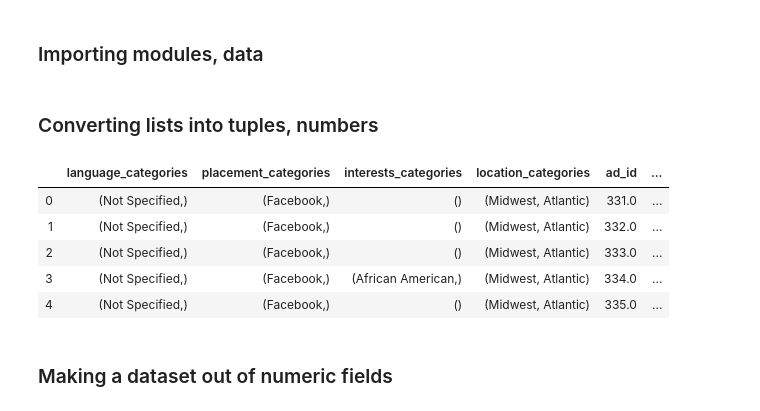
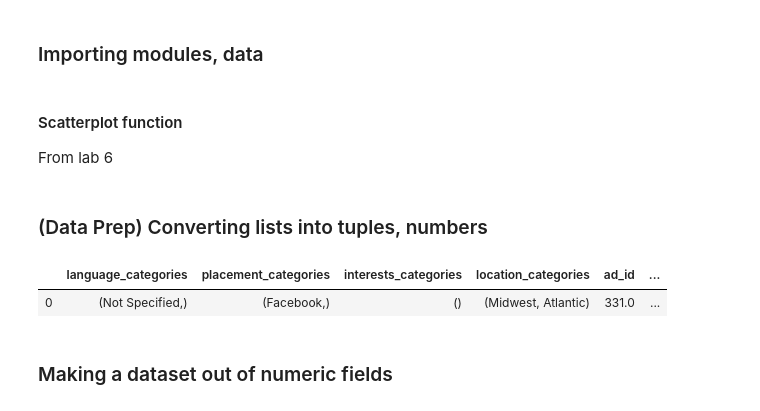
Before and after one commit to NiallDillane/cs4055-DataMining, a Jupyter notebook: project/Russian Ads Analysis - Clustering.ipynb, the cells around one changed output. Saved outputs shown, nothing was run; the diff lists cells and outputs as text; code cells hidden in the pictures.

```diff
--- a/project/Russian Ads Analysis - Clustering.ipynb
+++ b/project/Russian Ads Analysis - Clustering.ipynb
@@ -80,2 +16,5 @@ from sklearn import preprocessing #needed for scaling attributes to the nterval
 
 pd.set_option('display.max_columns', None)
+# %% [markdown]
+#### Scatterplot function
+From lab 6
@@ -82,29 +47,25 @@ pd.set_option('display.max_columns', None)
 # %%
 dfCluster = pd.read_json("./russian_ads.json")
 # %% [markdown]
-### Converting lists into tuples, numbers
+### (Data Prep) Converting lists into tuples, numbers
 # %%
 listCols = ['language_categories', 'placement_categories', 'interests_categories', 'location_categories']
 dateCols = ['month', 'year']
 numCols = ['age_lower', 'age_upper', 'ad_impressions', 'ad_clicks', 'ad_spend_usd', 'month', 'year']
 
 for col in listCols:
     dfCluster[col] = dfCluster[col].transform(tuple)
 
 for col in dateCols:
     dfCluster[col] = dfCluster[col].apply(''.join).astype(int)
 
 for col in numCols:
     dfCluster[col] = pd.to_numeric(dfCluster[col], errors='coerce')
 
-dfCluster.head(5)
+dfCluster.head(1)
 # %% [output]
 |  | language_categories | placement_categories | interests_categories | location_categories | ad_id | ... |
 | 0 | (Not Specified,) | (Facebook,) | () | (Midwest, Atlantic) | 331.0 | ... |
-| 1 | (Not Specified,) | (Facebook,) | () | (Midwest, Atlantic) | 332.0 | ... |
-| 2 | (Not Specified,) | (Facebook,) | () | (Midwest, Atlantic) | 333.0 | ... |
-| 3 | (Not Specified,) | (Facebook,) | (African American,) | (Midwest, Atlantic) | 334.0 | ... |
-| 4 | (Not Specified,) | (Facebook,) | () | (Midwest, Atlantic) | 335.0 | ... |
 # %% [markdown]
 ### Making a dataset out of numeric fields
 # %%
```
Also changed, not shown: parts of 29 cells of this notebook, 3 other files.
